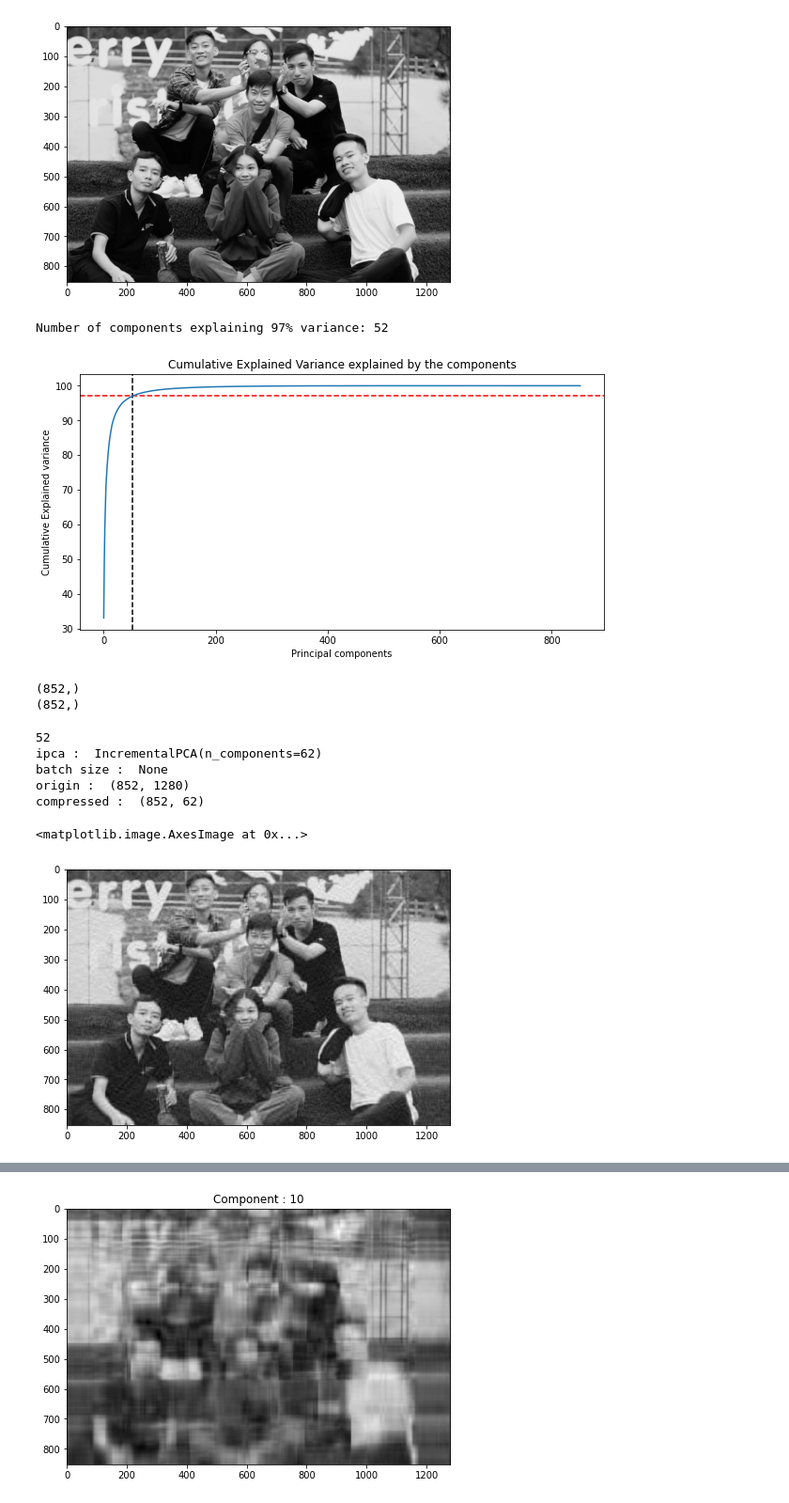
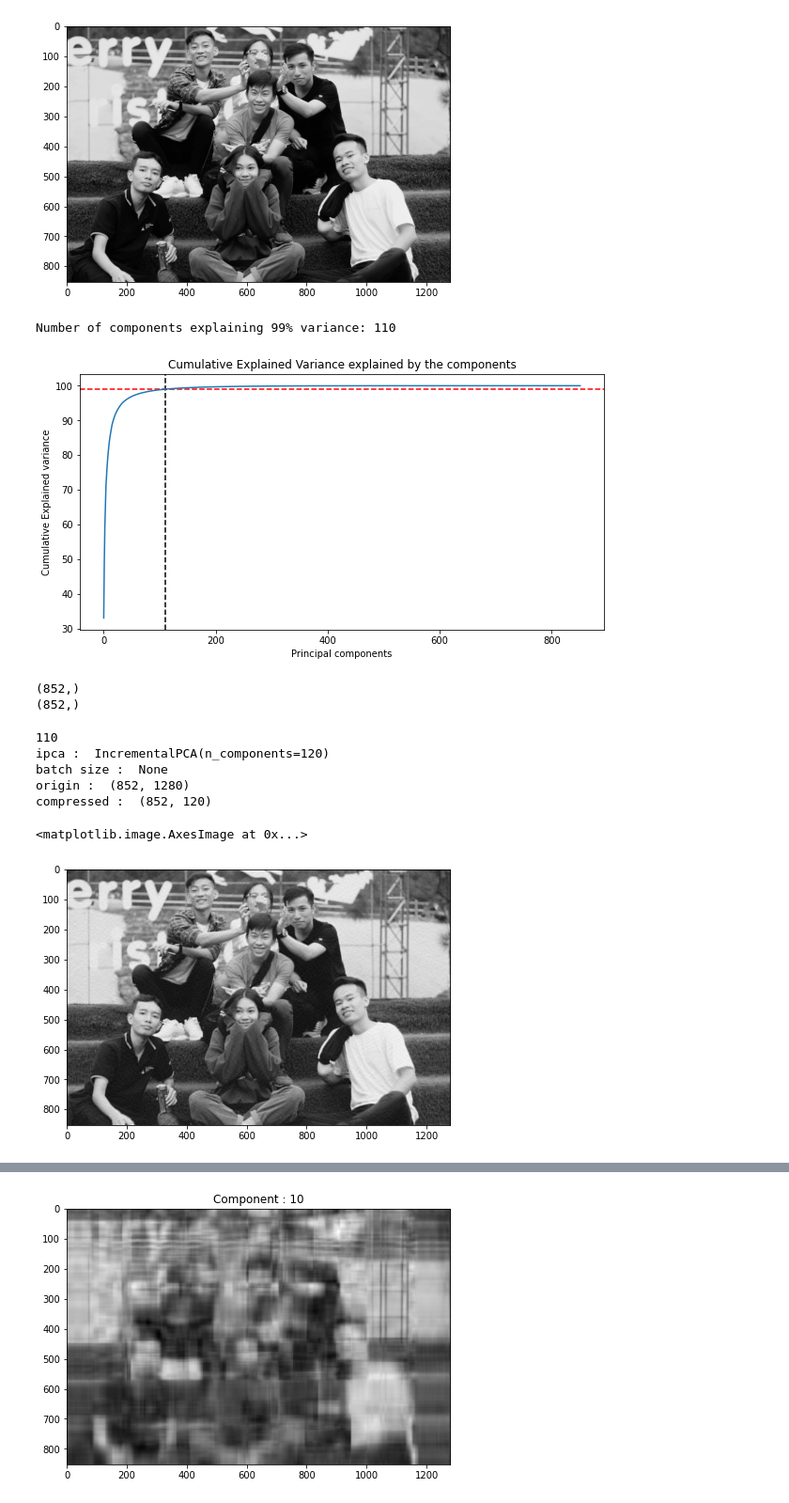
Before and after one commit to thaiph99/image-compression-with_PCA, a Jupyter notebook: demo_img_compression1.ipynb, the cells around one changed output, grey strips where cells are left out. Shown at 94% size. Cells and saved outputs as stored; diff of their text form; code cells hidden in the pictures.

```diff
--- a/demo_img_compression1.ipynb
+++ b/demo_img_compression1.ipynb
@@ -3,7 +3,7 @@ import numpy as np
 from matplotlib.image import imread
 import matplotlib.pyplot as plt
 # %%
-image_raw = imread("thaiph.jpg")
+image_raw = imread("datajpg/imgg_origin.jpg")
 print(image_raw.shape)
 print(image_raw)
 plt.figure(figsize=[10,5])
@@ -80,24 +80,24 @@ plt.imshow(img_bw, cmap=plt.cm.gray)
 # %%
 from sklearn.decomposition import PCA, IncrementalPCA
 pca = PCA()
 pca.fit(img_bw)
 
 var_cumu = np.cumsum(pca.explained_variance_ratio_)*100
-percen_chosen = 97
+percen_chosen = 99
 k = np.argmax(var_cumu>percen_chosen)
 print(f"Number of components explaining {percen_chosen}% variance: "+ str(k))
 #print("\n")
 
 plt.figure(figsize=[10,5])
 plt.title('Cumulative Explained Variance explained by the components')
 plt.ylabel('Cumulative Explained variance')
 plt.xlabel('Principal components')
 plt.axvline(x=k, color="k", linestyle="--")
 plt.axhline(y=percen_chosen, color="r", linestyle="--")
 ax = plt.plot(var_cumu)
 # %% [output]
-Number of components explaining 97% variance: 52
+Number of components explaining 99% variance: 110
-[figure, old version]
+[figure, new version]
 # %%
 print(var_cumu.shape)
 print(pca.explained_variance_ratio_.shape)
@@ -119,11 +119,11 @@ image_compressed = ipca.inverse_transform(img_pre)
 plt.figure(figsize=[10,5])
 plt.imshow(image_compressed, cmap=plt.cm.gray)
 # %% [output]
-52
-ipca :  IncrementalPCA(n_components=62)
+110
+ipca :  IncrementalPCA(n_components=120)
 batch size :  None
 origin :  (852, 1280)
-compressed :  (852, 62)
+compressed :  (852, 120)
 <matplotlib.image.AxesImage at 0x...>
 [figure]
 # %%
```
Also changed, not shown: parts of 2 cells of this notebook, 15 other files.
